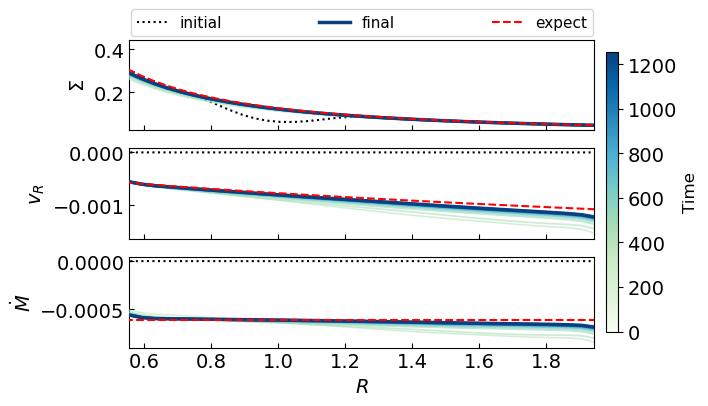
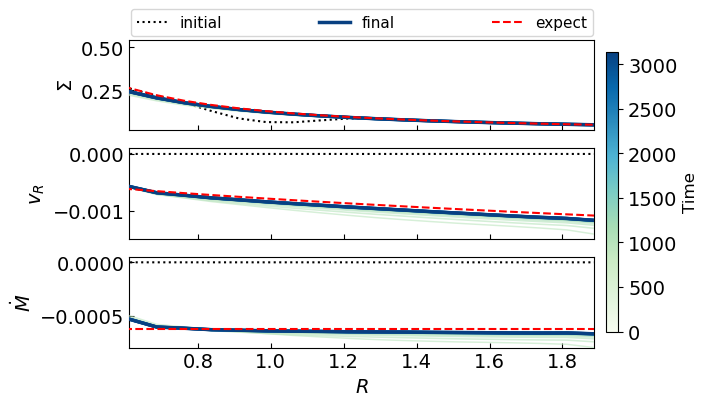
Unified diff of the notebook cell whose output changed from the first chart to the second:
--- before
+++ after
@@ -1,4 +1,4 @@
 ## Plot density, v_r, and Mdot
-snapshot_plot = snapshot_list[0:42:4]
+snapshot_plot = snapshot_list[0:101:5]
 
 norm   = mcolors.PowerNorm(gamma=1.5, vmin=0, vmax=len(snapshot_plot)-1)
@@ -84,4 +84,7 @@
 axs[-1].set_xlim(rad_app[[3,-4]])
 
+axs[1].set_ylim(-1.5e-3, 1e-4)
+axs[2].set_ylim(-8e-4, 5e-5)
+
 axs[0].legend(
     fontsize=11,

Commit: calculating z_mp works for i=0